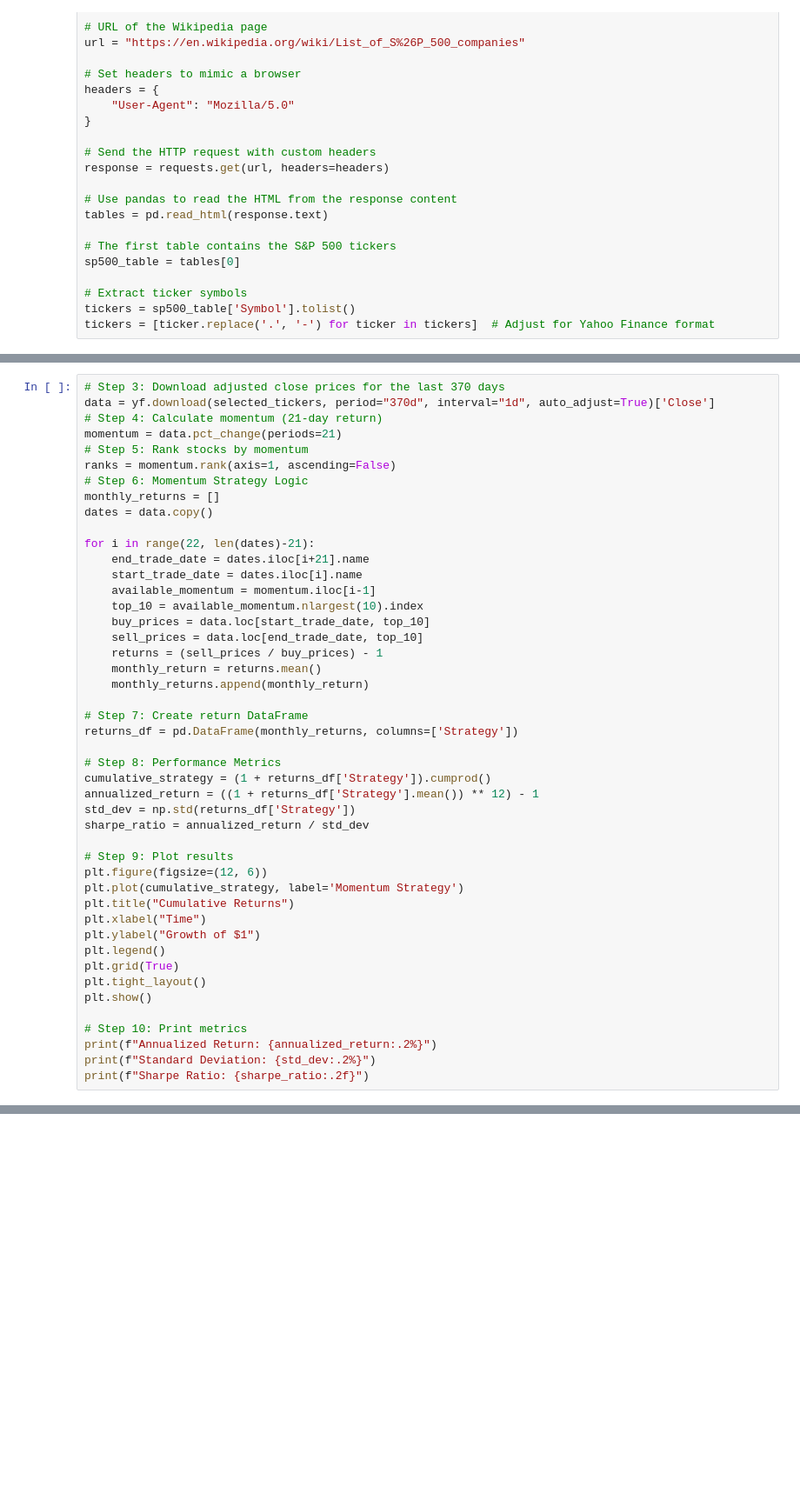
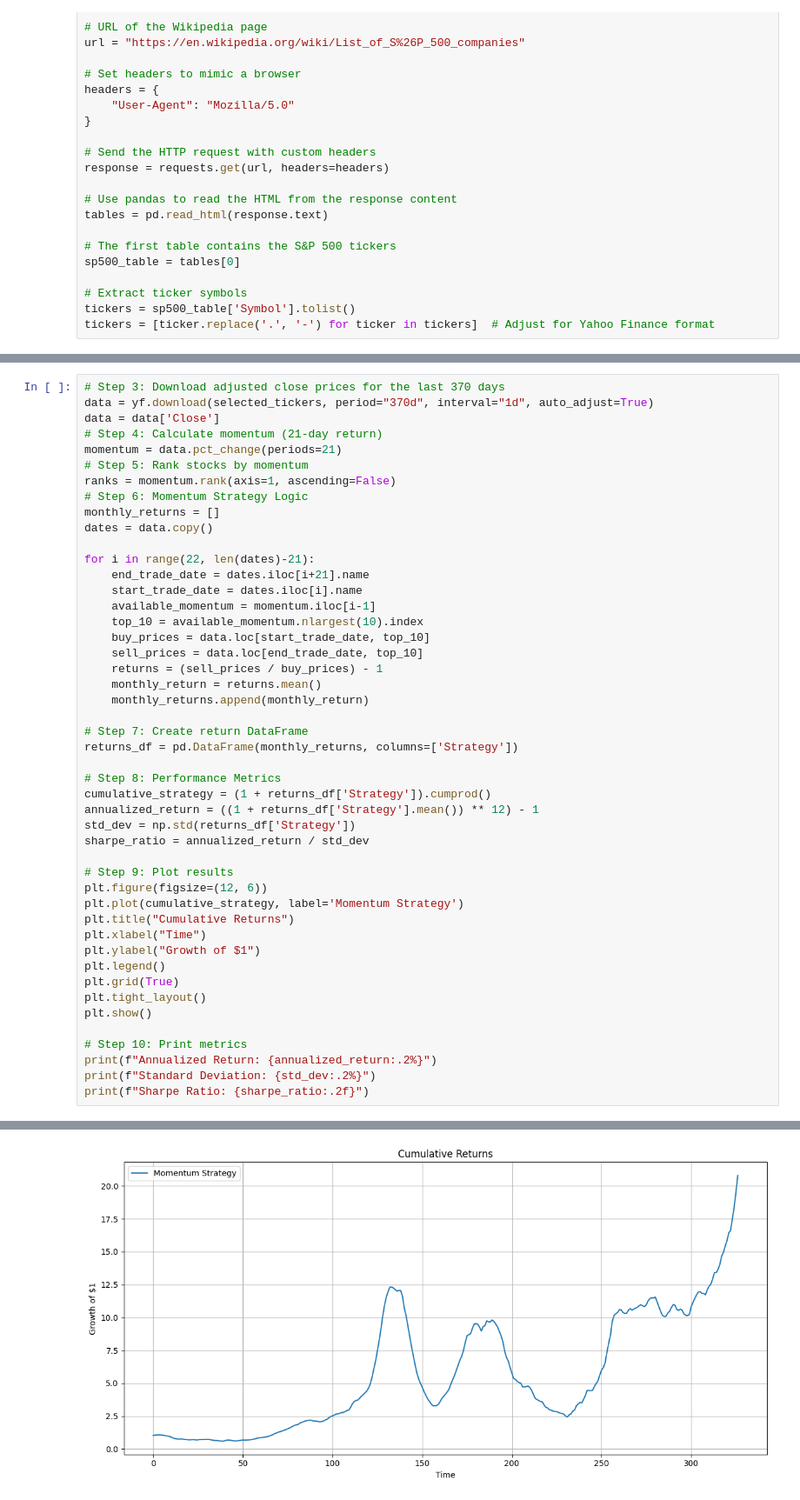
Before and after one commit to Zaltarba/PSL_python_for_finance, a Jupyter notebook: python_session_5 corrected.ipynb, the cells around one changed output, grey strips where cells are left out. Shown at 87% size. Drawn from its saved outputs; the diff is of its cells as text; blank space fills up the shorter version.

```diff
--- a/python_session_5 corrected.ipynb
+++ b/python_session_5 corrected.ipynb
@@ -199,6 +251,7 @@ data = yf.download(selected_tickers, period="370d", interval="1d", auto_adjust=T
 # %%
 # Step 3: Download adjusted close prices for the last 370 days
-data = yf.download(selected_tickers, period="370d", interval="1d", auto_adjust=True)['Close']
+data = yf.download(selected_tickers, period="370d", interval="1d", auto_adjust=True)
+data = data['Close']
 # Step 4: Calculate momentum (21-day return)
 momentum = data.pct_change(periods=21)
 # Step 5: Rank stocks by momentum
@@ -242,3 +295,4 @@ plt.show()
 print(f"Annualized Return: {annualized_return:.2%}")
 print(f"Standard Deviation: {std_dev:.2%}")
 print(f"Sharpe Ratio: {sharpe_ratio:.2f}")
+# %% [output]
@@ -244,0 +300 @@ print(f"Sharpe Ratio: {sharpe_ratio:.2f}")
+[figure, added]
```
Also changed, not shown: parts of 7 cells of this notebook.
